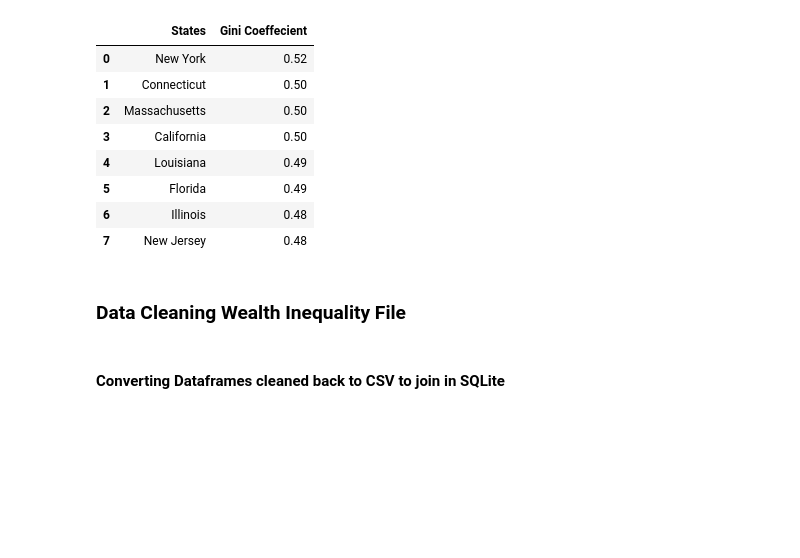
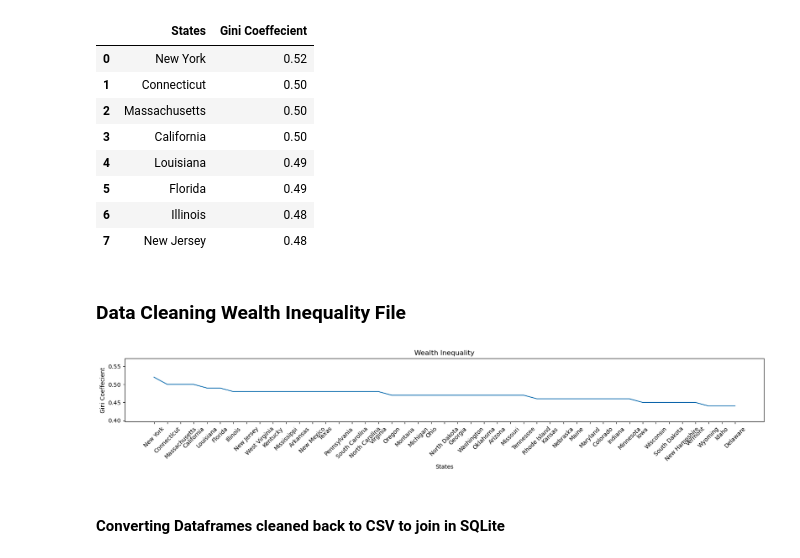
Before and after one commit to MouZer77/Powerball-Project, a Jupyter notebook: Lottery_Sales_Stats.ipynb, the cells around one changed output. Drawn from its saved outputs; the diff is of its cells as text; code cells hidden in the pictures; blank space fills up the shorter version.

Commit message:
Added Wealth Inequality Graph

```diff
--- a/Lottery_Sales_Stats.ipynb
+++ b/Lottery_Sales_Stats.ipynb
@@ -102,6 +103,24 @@ df2.drop([0,2,8,9,23,39,51,52], axis=0, inplace=True)
 df2 = df2.iloc[0:]
 
 df2 = df2.reset_index(drop=True)
+# %%
+x = df2['States']
+y = df2['Gini Coeffecient']
+
+fig = plt.figure(figsize=(20, 2))
+ax = fig.add_subplot(111)
+ax.plot(x, y)
+
+plt.title("Wealth Inequality")
+plt.xlabel("States")
+plt.ylabel("Gini Coeffecient")
+
+plt.xticks(rotation=45)
+plt.ylim(min(y) * 0.9, max(y) * 1.1)
+
+plt.show()
+# %% [output]
+[figure, added]
 # %% [markdown]
 #### Converting Dataframes cleaned back to CSV to join in SQLite
 # %%
```
Also changed, not shown: parts of 1 cell of this notebook.
